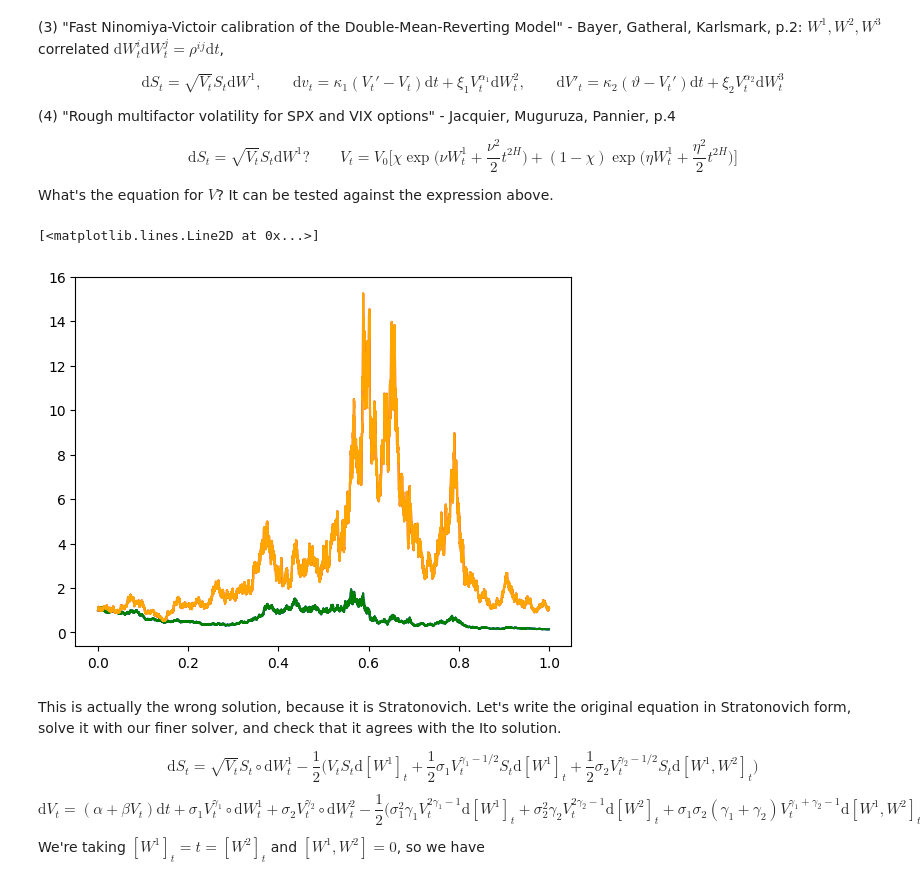
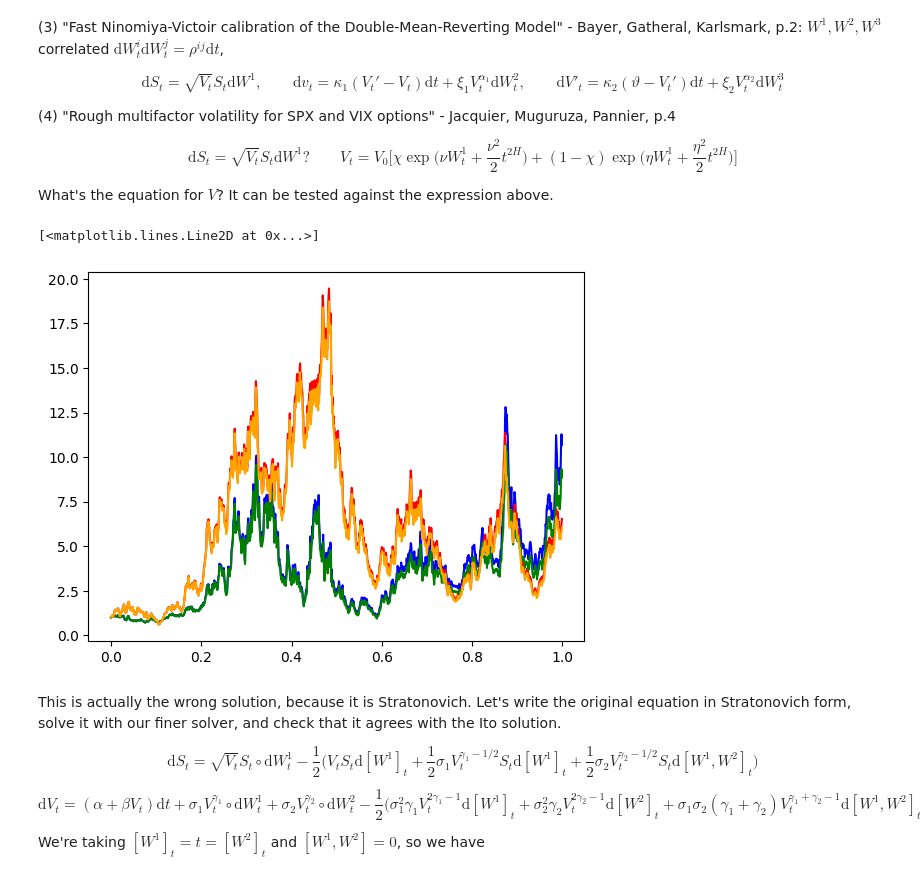
Before and after one commit to emilioferrucci/rough-vol-rough-paths, a Jupyter notebook: RDEs.ipynb, the cells around one changed output. Drawn from its saved outputs; the diff is of its cells as text; code cells hidden in the pictures.

```diff
--- a/RDEs.ipynb
+++ b/RDEs.ipynb
@@ -57,25 +57,25 @@ drift_jones = lambda t, y, args: jnp.array([0, alpha + beta*y[1]])
 diffusion_jones = lambda t, y, args: jnp.array([[jnp.sqrt(y[1])*y[0], 0], [sigma1*jnp.power(y[1], gamma1), sigma2*jnp.power(y[1], gamma2)]])
 saveat = SaveAt(ts = times)
 # %%
-key=jr.PRNGKey(510)
+key=jr.PRNGKey(511)
 split_key = jax.random.split(key, num_samples)
 
-solutions = vmap_batch_solve(split_key, epsilon, dim_bm, drift_jones, diffusion_jones, y0, Euler(), t0, t1, solver_epsilon, saveat)
+solutions = vmap_batch_solve(split_key, epsilon, dim_bm, drift_jones, diffusion_jones, y0, Midpoint(), t0, t1, solver_epsilon, saveat)
 # %%
 # Let's check that using Euler instead of Midpoint as a solver does not change the solution (because time step of solver is finer than resolution of the data)
 solutions_euler = vmap_batch_solve(split_key, epsilon, dim_bm, drift_jones, diffusion_jones, y0, Euler(), t0, t1, solver_epsilon, saveat)
 # %%
-a, b = 0, 10000
-path = 3
+a, b = 0, 1000
+path = 4
 plt.plot(solutions.ts[path, a : b], solutions.ys[path, a : b, 0], color = "blue")
 plt.plot(solutions.ts[path, a : b], solutions.ys[path, a : b, 1], color = "red")
 plt.plot(solutions_euler.ts[path, a : b], solutions_euler.ys[path, a : b, 0], color = "green")
 plt.plot(solutions_euler.ts[path, a : b], solutions_euler.ys[path, a : b, 1], color = "orange")
 
-# The solutions are almost indistinguishable
+# The solutions are very close (when they don't explode), but only for the tested parameters. Actually epsilon = 0.001 has the same accuracy as epsilon = 0.0001.
 # %% [output]
 [<matplotlib.lines.Line2D at 0x...>]
-[figure, old version]
+[figure, new version]
 # %% [markdown]
 This is actually the wrong solution, because it is Stratonovich. Let's write the original equation in Stratonovich form, solve it with our finer solver, and check that it agrees with the Ito solution.
 
```
Also changed, not shown: parts of 10 cells of this notebook, 2 other files.
